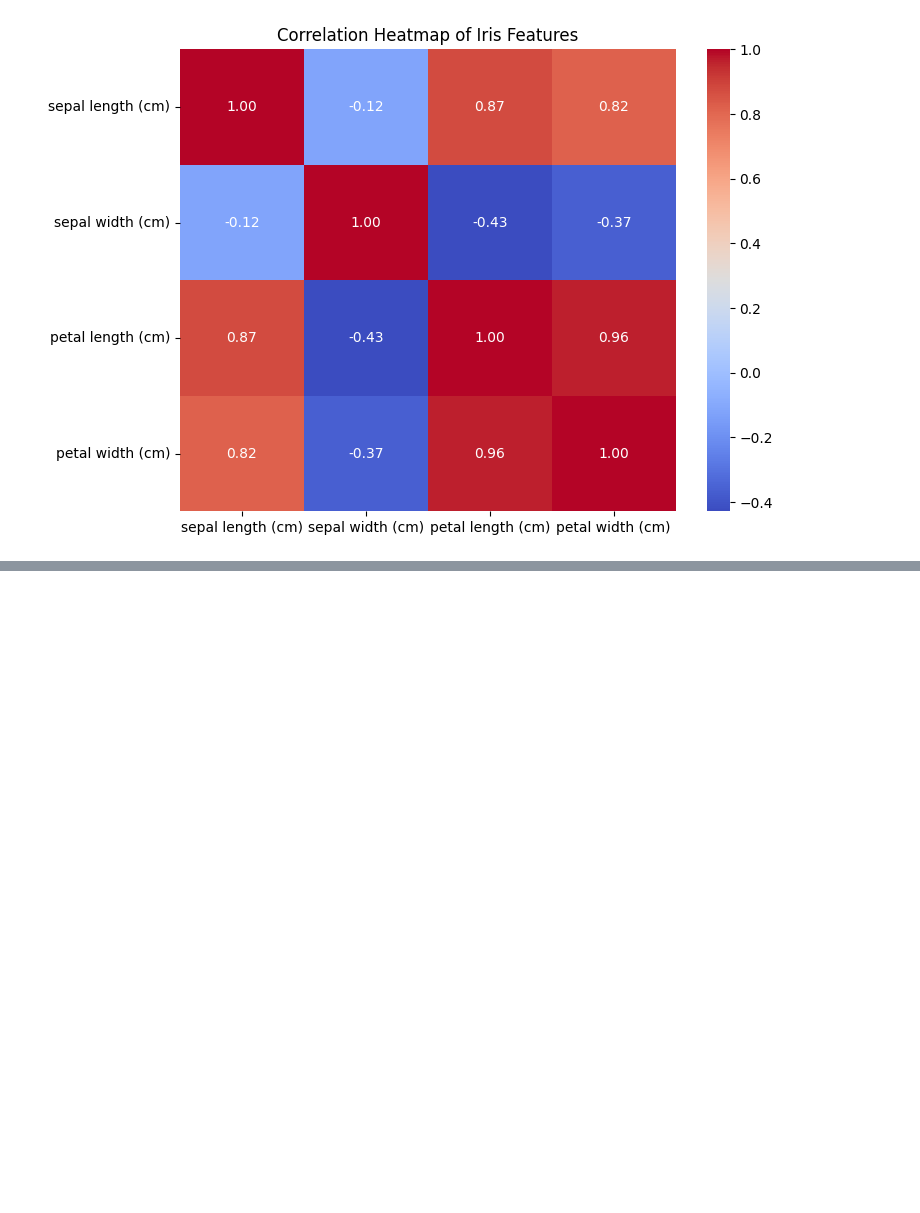
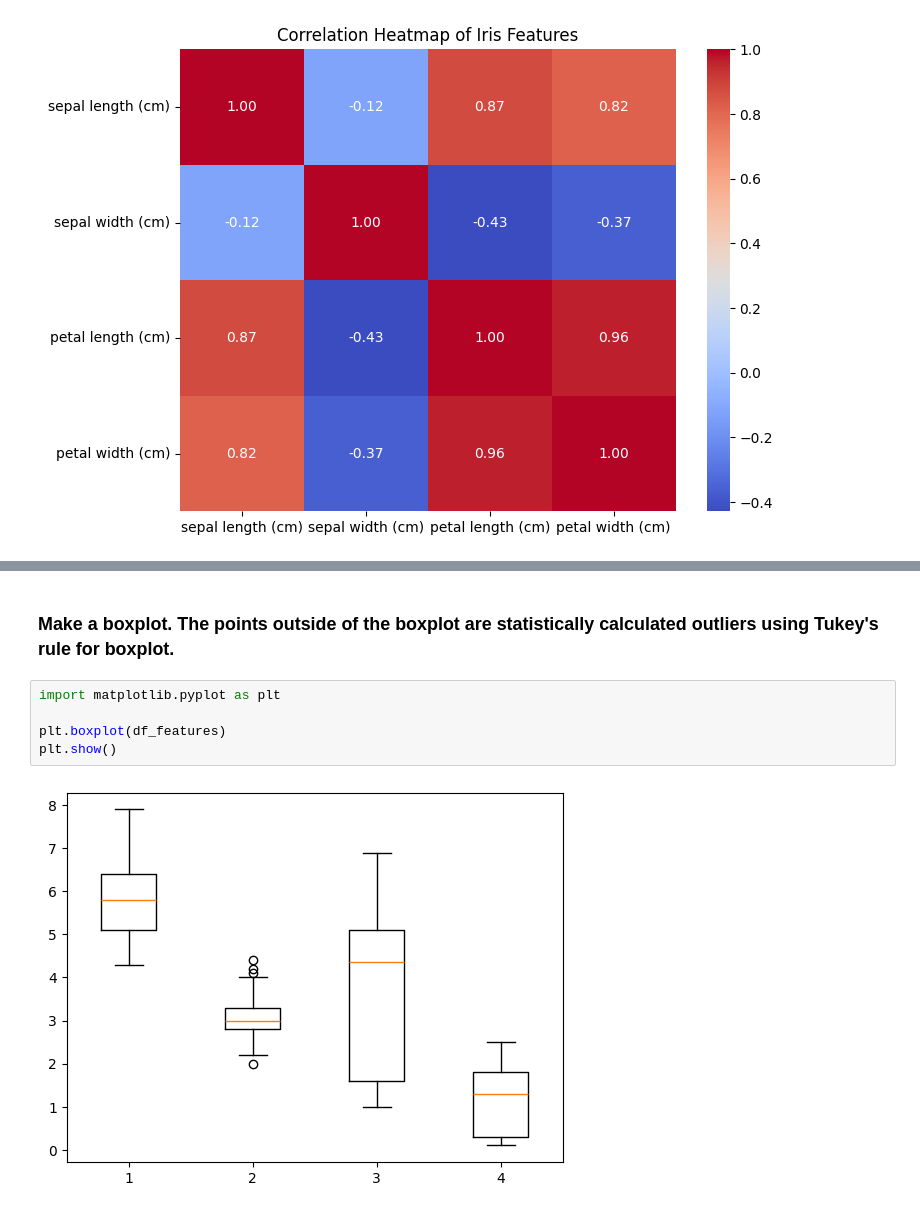
Before and after one commit to glennart8/ai_engineering_henrik_pilback, a Jupyter notebook: Exercises/exercise_2_Iris_dataset.ipynb, the cells around one changed output, grey strips where cells are left out. Saved outputs shown, nothing was run; the diff lists cells and outputs as text; blank space fills up the shorter version.

```diff
--- a/Exercises/exercise_2_Iris_dataset.ipynb
+++ b/Exercises/exercise_2_Iris_dataset.ipynb
@@ -213,0 +218,9 @@ plt.show()
+# %% [markdown]
+### Make a boxplot. The points outside of the boxplot are statistically calculated outliers using Tukey's rule for boxplot.
+# %%
+import matplotlib.pyplot as plt
+
+plt.boxplot(df_features)
+plt.show()
+# %% [output]
+[figure, added]
```
Also changed, not shown: parts of 27 cells of this notebook, 7 other files.
